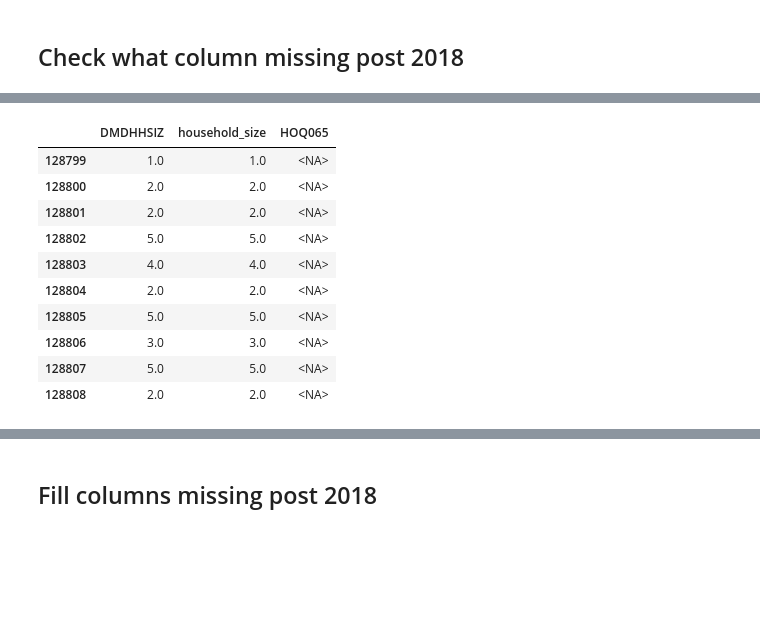
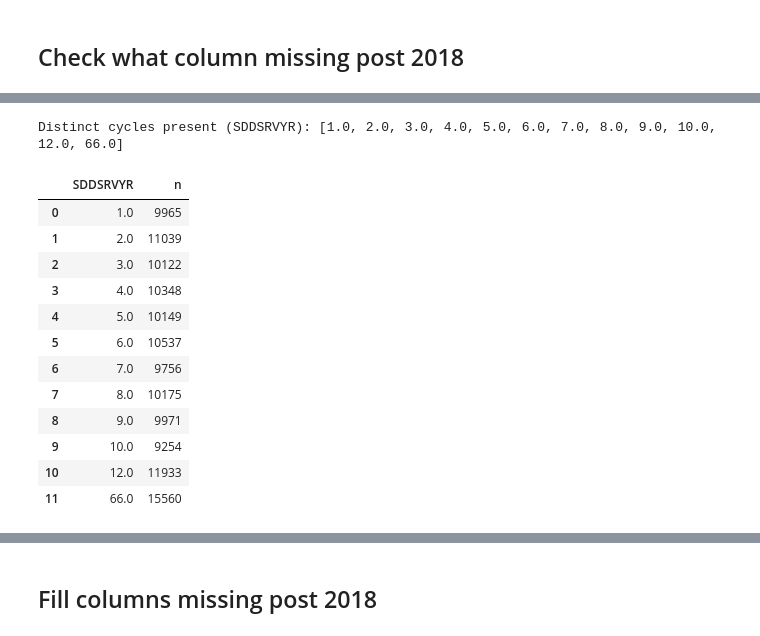
Before and after one commit to amydsy/sdoh-mediation-analysis, a Jupyter notebook: 07_align_to_lu.ipynb, the cells around one changed output, grey strips where cells are left out. Drawn from its saved outputs; the diff is of its cells as text; code cells hidden in the pictures; blank space fills up the shorter version.

Commit message:
check missingness for each column and later fetch from nhance web

```diff
--- a/07_align_to_lu.ipynb
+++ b/07_align_to_lu.ipynb
@@ -1251,14 +1234,70 @@ df_my_cov_aligned[["DMDHHSIZ",'WTINT4YR', 'WTMEC4YR']].tail(20)
 # %%
-df_my_cov_aligned[["DMDHHSIZ", "household_size", "HOQ065"]].tail(10)
+import pandas as pd
+import numpy as np
+
+df = df_my_cov_aligned_short.copy()
+df['SDDSRVYR'] = pd.to_numeric(df['SDDSRVYR'], errors='coerce')
+
+# 1) Cycle counts
+cycle_counts = (df.groupby('SDDSRVYR', dropna=False).size()
+                  .rename('n').reset_index().sort_values('SDDSRVYR'))
+print("Distinct cycles present (SDDSRVYR):", cycle_counts['SDDSRVYR'].tolist())
+display(cycle_counts)
+
+# 2) Block coverage (non-missing rates)
+key_groups = {
+    "design": ["sdmvpsu","sdmvstra","WTINT2YR","WTMEC2YR","WTSAF2YR","WTINT4YR","WTMEC4YR"],
+    "demo":   ["RIDAGEYR","SEX","RACE","household_size","EDU","pir"],
+    "behav":  ["SMK","ALCG2","met_hr","SMK_STATUS","CIGS_PER_DAY","DRINKS_PER_DAY"],
+    "clin":   ["bmic","DIABE","HYPERTEN","chol_rx","CVD","cancer"],
+    "scores": ["probable_depression","ahei_total"],  # sdoh_score later
+    "sdoh":   ["unemployment2","sdoh_access","ins","HOQ065","marriage","SNAP","FS"],
+}
+
+rows = []
+for block, cols in key_groups.items():
+    cols_present = [c for c in cols if c in df.columns]
+    if not cols_present:
+        continue
+    # non-missing rate per column per cycle
+    nm = (df.groupby('SDDSRVYR', dropna=False)[cols_present]
+            .agg(lambda s: s.notna().mean()))
+    nm['block_mean'] = nm.mean(axis=1)  # average within the block
+    nm = nm.reset_index()
+    nm.insert(1, 'block', block)
+    rows.append(nm)
+
+coverage = pd.concat(rows, ignore_index=True)
+
+# 2a) Wide summary: average non-missing per block per cycle
+block_wide = (coverage.pivot(index='SDDSRVYR', columns='block', values='block_mean')
+                        .sort_index())
+print("\nAverage non-missing rate per block (by cycle):")
+display((block_wide*100).round(1))
+
+# 3) Sentinel columns
+sentinel_cols = ["WTMEC2YR","WTMEC4YR","FS","SNAP","probable_depression","ahei_total","met_hr","EDU","ins"]
+sentinel_cols = [c for c in sentinel_cols if c in df.columns]
+if sentinel_cols:
+    sentinel = (df.groupby('SDDSRVYR', dropna=False)[sentinel_cols]
+                  .agg(lambda s: s.notna().mean())
+                  .rename(columns=lambda c: f"{c}_nonmiss")
+                  .reset_index()
+                  .sort_values('SDDSRVYR'))
+    print("\nSentinel column non-missing rates (by cycle):")
+    display((sentinel.set_index('SDDSRVYR')*100).round(1))
 # %% [output]
+Distinct cycles present (SDDSRVYR): [1.0, 2.0, 3.0, 4.0, 5.0, 6.0, 7.0, 8.0, 9.0, 10.0, 12.0, 66.0]
-|  | DMDHHSIZ | household_size | HOQ065 |
-| 128799 | 1.0 | 1.0 | <NA> |
-| 128800 | 2.0 | 2.0 | <NA> |
-| 128801 | 2.0 | 2.0 | <NA> |
-| 128802 | 5.0 | 5.0 | <NA> |
-| 128803 | 4.0 | 4.0 | <NA> |
-| 128804 | 2.0 | 2.0 | <NA> |
-| 128805 | 5.0 | 5.0 | <NA> |
-| 128806 | 3.0 | 3.0 | <NA> |
-| 128807 | 5.0 | 5.0 | <NA> |
-| 128808 | 2.0 | 2.0 | <NA> |
+|  | SDDSRVYR | n |
+| 0 | 1.0 | 9965 |
+| 1 | 2.0 | 11039 |
+| 2 | 3.0 | 10122 |
+| 3 | 4.0 | 10348 |
+| 4 | 5.0 | 10149 |
+| 5 | 6.0 | 10537 |
+| 6 | 7.0 | 9756 |
+| 7 | 8.0 | 10175 |
+| 8 | 9.0 | 9971 |
+| 9 | 10.0 | 9254 |
+| 10 | 12.0 | 11933 |
+| 11 | 66.0 | 15560 |
```
Also changed, not shown: parts of 8 cells of this notebook.
